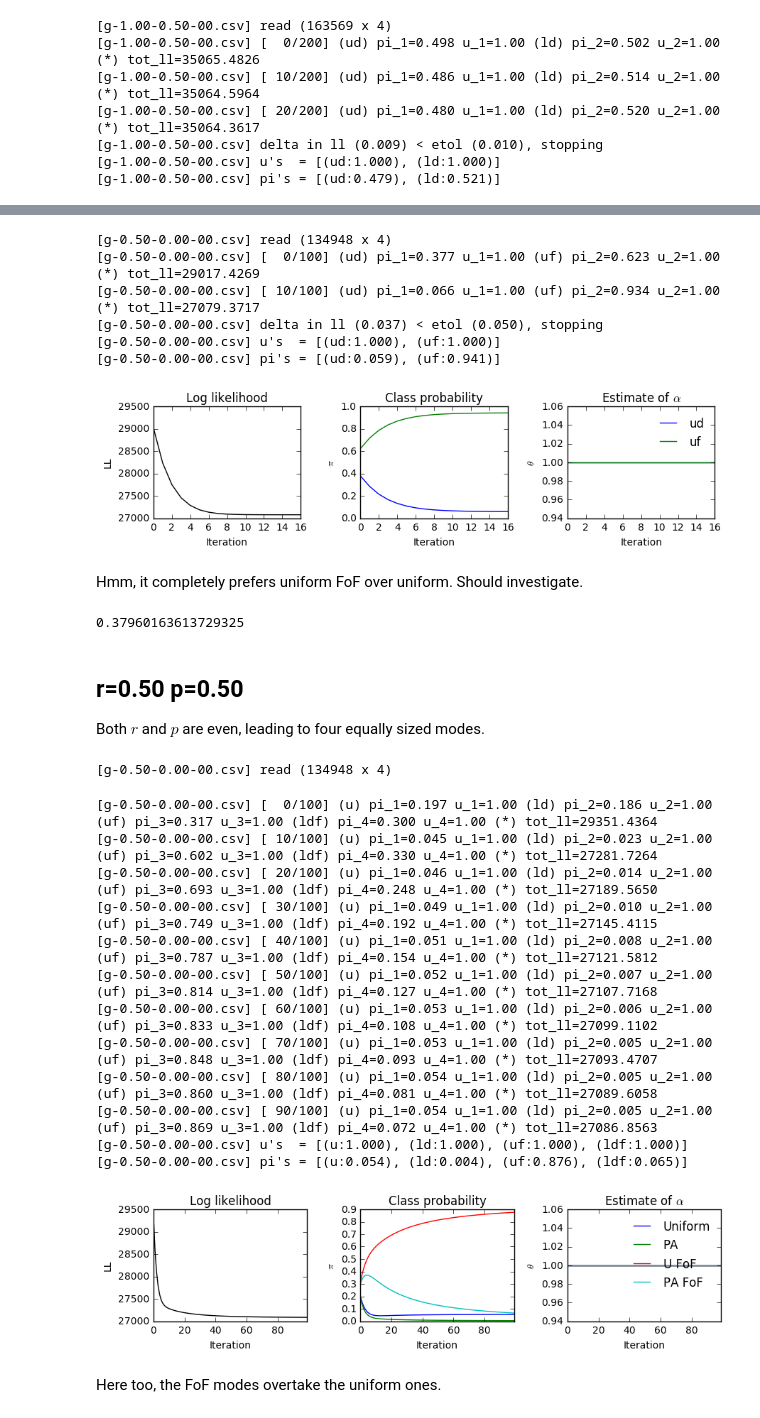
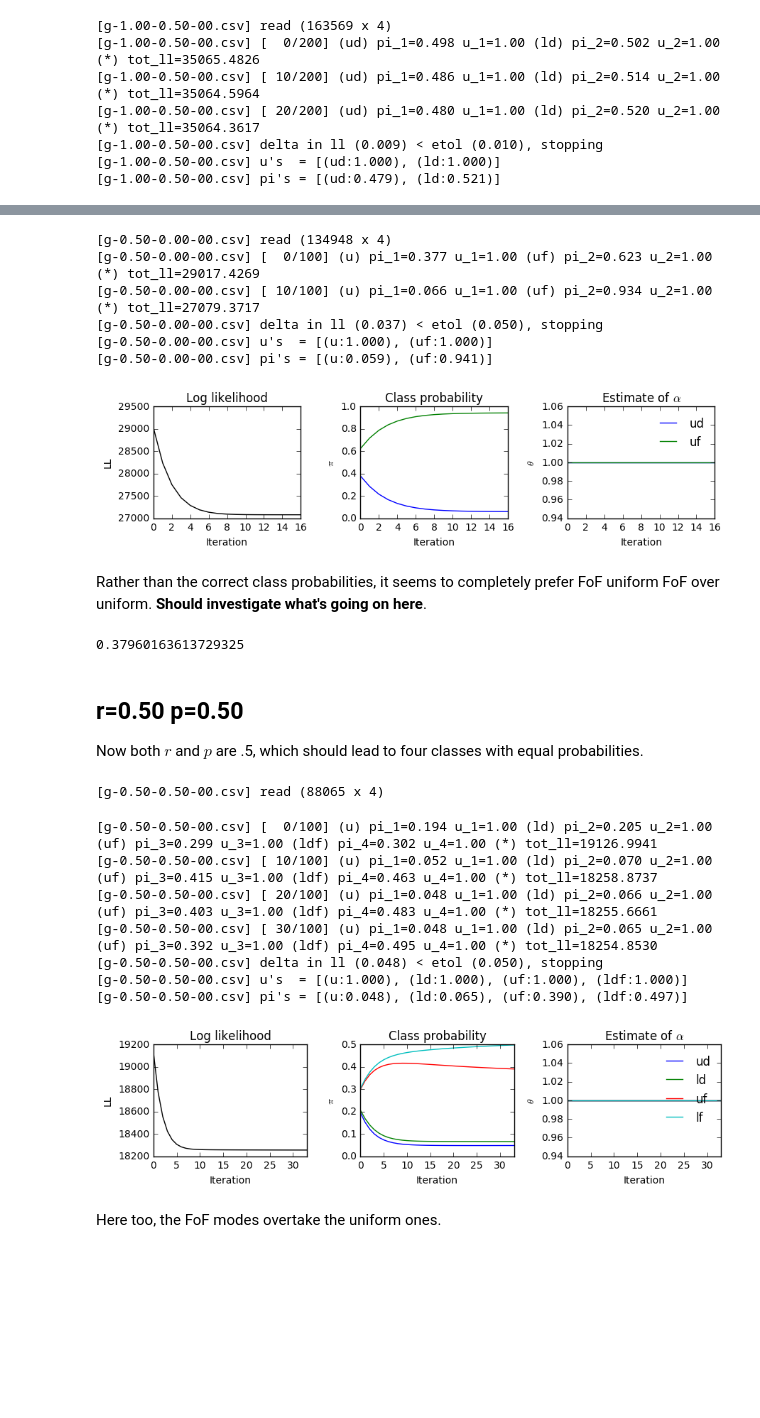
Before and after one commit to janovergoor/choose2grow, a Jupyter notebook: reports/p_vs_r.ipynb, the cells around one changed output, grey strips where cells are left out. Drawn from its saved outputs; the diff is of its cells as text; code cells hidden in the pictures; blank space fills up the shorter version.

```diff
--- a/reports/p_vs_r.ipynb
+++ b/reports/p_vs_r.ipynb
@@ -157,19 +170,20 @@ The right outcome class probabilities would be [0.5, 0.5]
 # %%
-m3a = logit.MixedLogitModel('g-0.50-0.00-00.csv', grouped=False, vvv=1)
-m3a.add_uniform_model()
-m3a.add_uniform_fof_model()
-T3a = m3a.fit(etol=0.05, n_rounds=100, return_stats=True)
-res_plot(T3a, legend=['Uniform','Uniform FoF'])
+m3c = logit.MixedLogitModel('g-0.50-0.00-00.csv', grouped=False, vvv=1)
+m3c.add_uniform_model()
+m3c.add_uniform_fof_model()
+T3c = m3c.fit(etol=0.05, n_rounds=100, return_stats=True)
+res_plot(T3c, legend=['ud','uf'])
 # %% [output]
 [g-0.50-0.00-00.csv] read (134948 x 4)
-[g-0.50-0.00-00.csv] [  0/100] (ud) pi_1=0.377 u_1=1.00 (uf) pi_2=0.623 u_2=1.00 (*) tot_ll=29017.4269
-[g-0.50-0.00-00.csv] [ 10/100] (ud) pi_1=0.066 u_1=1.00 (uf) pi_2=0.934 u_2=1.00 (*) tot_ll=27079.3717
+[g-0.50-0.00-00.csv] [  0/100] (u) pi_1=0.377 u_1=1.00 (uf) pi_2=0.623 u_2=1.00 (*) tot_ll=29017.4269
+[g-0.50-0.00-00.csv] [ 10/100] (u) pi_1=0.066 u_1=1.00 (uf) pi_2=0.934 u_2=1.00 (*) tot_ll=27079.3717
 [g-0.50-0.00-00.csv] delta in ll (0.037) < etol (0.050), stopping
-[g-0.50-0.00-00.csv] u's  = [(ud:1.000), (uf:1.000)]
-[g-0.50-0.00-00.csv] pi's = [(ud:0.059), (uf:0.941)]
+[g-0.50-0.00-00.csv] u's  = [(u:1.000), (uf:1.000)]
+[g-0.50-0.00-00.csv] pi's = [(u:0.059), (uf:0.941)]
 [figure]
 # %% [markdown]
-Hmm, it completely prefers uniform FoF over uniform. Should investigate.
+Rather than the correct class probabilities, it seems to completely prefer FoF uniform FoF over uniform.
+**Should investigate what's going on here**.
 # %%
 np.mean(m2c.models[0].individual_likelihood(1) < m2c.models[1].individual_likelihood(1))
 # %% [output]
@@ -177,30 +191,25 @@ np.mean(m2c.models[0].individual_likelihood(1) < m2c.models[1].individual_likeli
 # %% [markdown]
 ## r=0.50 p=0.50
 
-Both $r$ and $p$ are even, leading to four equally sized modes.
+Now both $r$ and $p$ are .5, which should lead to four classes with equal probabilities.
 # %%
-m4a = logit.MixedLogitModel('g-0.50-0.00-00.csv', grouped=False, vvv=1)
+m4a = logit.MixedLogitModel('g-0.50-0.50-00.csv', grouped=False, vvv=1)
 m4a.add_uniform_model()
 m4a.add_log_degree_model(bounds=((1, 1),))  # clamped at alpha=1 (full PA)
 m4a.add_uniform_fof_model()
 m4a.add_log_degree_fof_model(bounds=((1, 1),))  # clamped at alpha=1 (full PA)
 T4a = m4a.fit(etol=0.05, n_rounds=100, return_stats=True)
-res_plot(T4a, legend=['Uniform','PA','U FoF', 'PA FoF'])
+res_plot(T4a, legend=['ud','ld','uf','lf'])
 # %% [output]
-[g-0.50-0.00-00.csv] read (134948 x 4)
+[g-0.50-0.50-00.csv] read (88065 x 4)
-[g-0.50-0.00-00.csv] [  0/100] (u) pi_1=0.197 u_1=1.00 (ld) pi_2=0.186 u_2=1.00 (uf) pi_3=0.317 u_3=1.00 (ldf) pi_4=0.300 u_4=1.00 (*) tot_ll=29351.4364
-[g-0.50-0.00-00.csv] [ 10/100] (u) pi_1=0.045 u_1=1.00 (ld) pi_2=0.023 u_2=1.00 (uf) pi_3=0.602 u_3=1.00 (ldf) pi_4=0.330 u_4=1.00 (*) tot_ll=27281.7264
-[g-0.50-0.00-00.csv] [ 20/100] (u) pi_1=0.046 u_1=1.00 (ld) pi_2=0.014 u_2=1.00 (uf) pi_3=0.693 u_3=1.00 (ldf) pi_4=0.248 u_4=1.00 (*) tot_ll=27189.5650
-[g-0.50-0.00-00.csv] [ 30/100] (u) pi_1=0.049 u_1=1.00 (ld) pi_2=0.010 u_2=1.00 (uf) pi_3=0.749 u_3=1.00 (ldf) pi_4=0.192 u_4=1.00 (*) tot_ll=27145.4115
-[g-0.50-0.00-00.csv] [ 40/100] (u) pi_1=0.051 u_1=1.00 (ld) pi_2=0.008 u_2=1.00 (uf) pi_3=0.787 u_3=1.00 (ldf) pi_4=0.154 u_4=1.00 (*) tot_ll=27121.5812
-[g-0.50-0.00-00.csv] [ 50/100] (u) pi_1=0.052 u_1=1.00 (ld) pi_2=0.007 u_2=1.00 (uf) pi_3=0.814 u_3=1.00 (ldf) pi_4=0.127 u_4=1.00 (*) tot_ll=27107.7168
-[g-0.50-0.00-00.csv] [ 60/100] (u) pi_1=0.053 u_1=1.00 (ld) pi_2=0.006 u_2=1.00 (uf) pi_3=0.833 u_3=1.00 (ldf) pi_4=0.108 u_4=1.00 (*) tot_ll=27099.1102
-[g-0.50-0.00-00.csv] [ 70/100] (u) pi_1=0.053 u_1=1.00 (ld) pi_2=0.005 u_2=1.00 (uf) pi_3=0.848 u_3=1.00 (ldf) pi_4=0.093 u_4=1.00 (*) tot_ll=27093.4707
-[g-0.50-0.00-00.csv] [ 80/100] (u) pi_1=0.054 u_1=1.00 (ld) pi_2=0.005 u_2=1.00 (uf) pi_3=0.860 u_3=1.00 (ldf) pi_4=0.081 u_4=1.00 (*) tot_ll=27089.6058
-[g-0.50-0.00-00.csv] [ 90/100] (u) pi_1=0.054 u_1=1.00 (ld) pi_2=0.005 u_2=1.00 (uf) pi_3=0.869 u_3=1.00 (ldf) pi_4=0.072 u_4=1.00 (*) tot_ll=27086.8563
-[g-0.50-0.00-00.csv] u's  = [(u:1.000), (ld:1.000), (uf:1.000), (ldf:1.000)]
-[g-0.50-0.00-00.csv] pi's = [(u:0.054), (ld:0.004), (uf:0.876), (ldf:0.065)]
+[g-0.50-0.50-00.csv] [  0/100] (u) pi_1=0.194 u_1=1.00 (ld) pi_2=0.205 u_2=1.00 (uf) pi_3=0.299 u_3=1.00 (ldf) pi_4=0.302 u_4=1.00 (*) tot_ll=19126.9941
+[g-0.50-0.50-00.csv] [ 10/100] (u) pi_1=0.052 u_1=1.00 (ld) pi_2=0.070 u_2=1.00 (uf) pi_3=0.415 u_3=1.00 (ldf) pi_4=0.463 u_4=1.00 (*) tot_ll=18258.8737
+[g-0.50-0.50-00.csv] [ 20/100] (u) pi_1=0.048 u_1=1.00 (ld) pi_2=0.066 u_2=1.00 (uf) pi_3=0.403 u_3=1.00 (ldf) pi_4=0.483 u_4=1.00 (*) tot_ll=18255.6661
+[g-0.50-0.50-00.csv] [ 30/100] (u) pi_1=0.048 u_1=1.00 (ld) pi_2=0.065 u_2=1.00 (uf) pi_3=0.392 u_3=1.00 (ldf) pi_4=0.495 u_4=1.00 (*) tot_ll=18254.8530
+[g-0.50-0.50-00.csv] delta in ll (0.048) < etol (0.050), stopping
+[g-0.50-0.50-00.csv] u's  = [(u:1.000), (ld:1.000), (uf:1.000), (ldf:1.000)]
+[g-0.50-0.50-00.csv] pi's = [(u:0.048), (ld:0.065), (uf:0.390), (ldf:0.497)]
-[figure, old version]
+[figure, new version]
 # %% [markdown]
 Here too, the FoF modes overtake the uniform ones.
 # %% [markdown]
```
Also changed, not shown: parts of 18 cells of this notebook.
